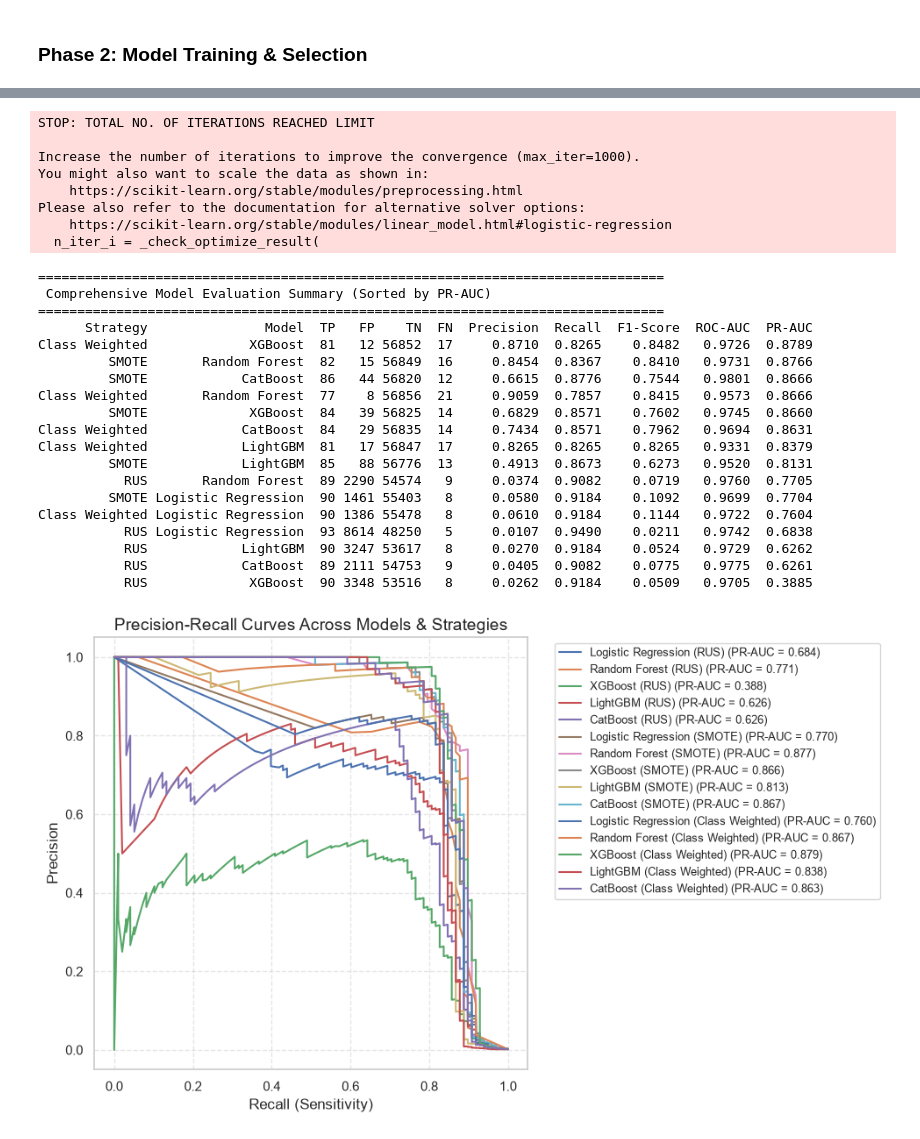
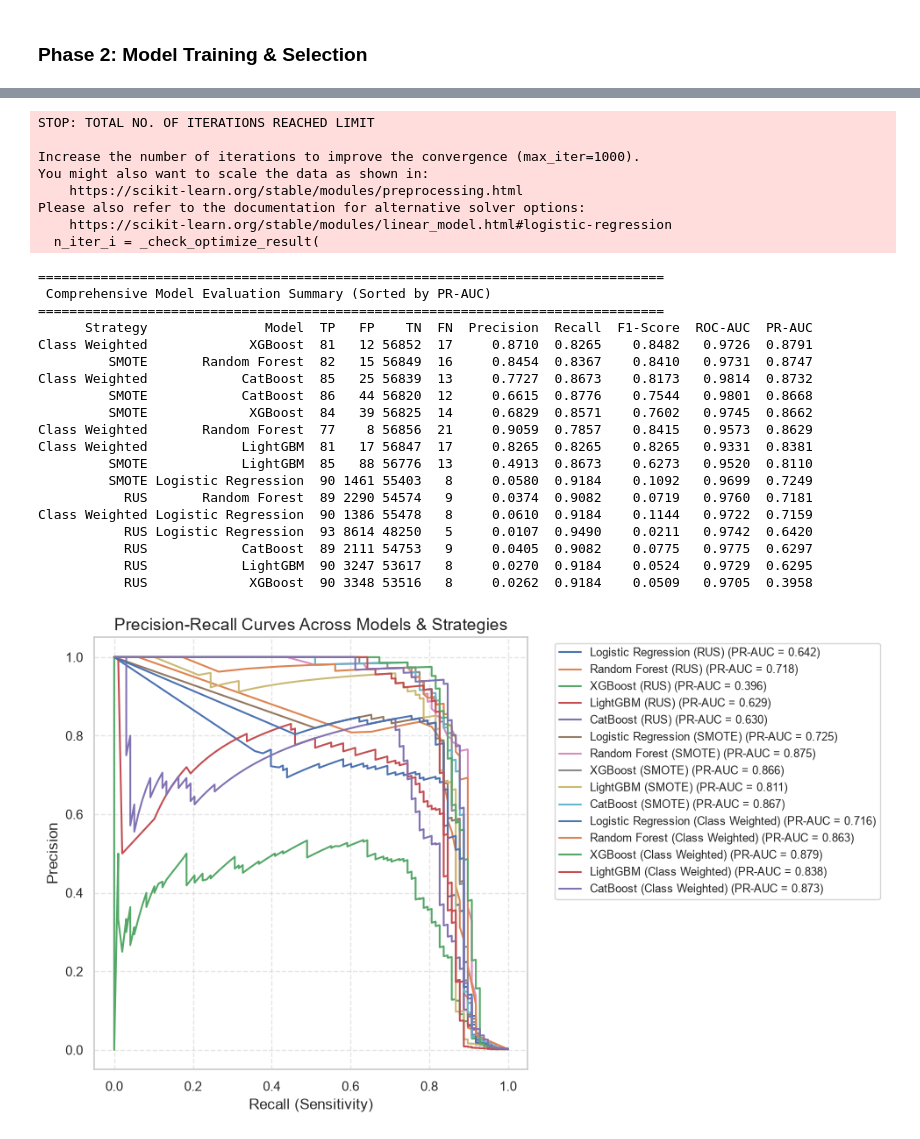
Before and after one commit to FrankObiOgbuokiri/Capstone_Fraud-detection-system, a Jupyter notebook: notebooks/preprocessing.ipynb, the cells around one changed output, grey strips where cells are left out. Saved outputs shown, nothing was run; the diff lists cells and outputs as text; code cells hidden in the pictures.

```diff
--- a/notebooks/preprocessing.ipynb
+++ b/notebooks/preprocessing.ipynb
@@ -3,7 +3,7 @@ import pandas as pd
 
 #1. Load dataset
 
-df = pd.read_csv(r"C:\Users\QMS\creditcard.csv")
+df = pd.read_csv("../data/creditcard.csv")
 # %%
 #2. Look at the first few rows
 df.head()
@@ -400,11 +400,10 @@ from xgboost import XGBClassifier
 from lightgbm import LGBMClassifier
 from catboost import CatBoostClassifier
 
-# --- 1. Compute Class Weight Ratio ---
-# Class 1 is heavily imbalanced; weight ratio is roughly ~577
+# --- 1. Compute Class Weight Ratio for XGBoost & CatBoost ---
 scale_pos_weight_val = (len(y_train) - sum(y_train)) / sum(y_train)
 
-# --- 2. Initialize Models with Class Weighting ---
+# --- 2. Initialize Models Following Best Practices ---
 models = {
     "Logistic Regression": LogisticRegression(
         class_weight='balanced', max_iter=1000, random_state=42
@@ -413,10 +412,10 @@ models = {
         class_weight='balanced', n_estimators=100, random_state=42, n_jobs=-1
     ),
     "XGBoost": XGBClassifier(
-        scale_pos_weight=scale_pos_weight_val, random_state=42, eval_metric='logloss'
+        scale_pos_weight=scale_pos_weight_val, random_state=42, eval_metric='logloss', n_jobs=-1
     ),
     "LightGBM": LGBMClassifier(
-        scale_pos_weight=scale_pos_weight_val, random_state=42, verbose=-1
+        class_weight='balanced', random_state=42, verbose=-1, n_jobs=-1  # FIXED: Best practice for LightGBM
     ),
     "CatBoost": CatBoostClassifier(
         scale_pos_weight=scale_pos_weight_val, random_state=42, verbose=0
@@ -443,6 +442,7 @@ for name, model in models.items():
     cm = confusion_matrix(y_test, y_pred)
     tn, fp, fn, tp = cm.ravel()
 
+    # Metrics using average_precision_score
     pr_auc = average_precision_score(y_test, y_proba)
     roc_auc = roc_auc_score(y_test, y_proba)
 
@@ -527,7 +527,6 @@ import numpy as np
 import matplotlib.pyplot as plt
 import seaborn as sns
 
-from sklearn.utils.class_weight import compute_class_weight
 from sklearn.linear_model import LogisticRegression
 from sklearn.ensemble import RandomForestClassifier
 from xgboost import XGBClassifier
@@ -541,21 +540,18 @@ from sklearn.metrics import (
     f1_score,
     roc_auc_score,
     precision_recall_curve,
-    auc
+    average_precision_score  # FIXED: Standard PR-AUC metric
 )
 
 # ---------------------------------------------------------
 # 1. Compute Class Weights for Weighted Models
 # ---------------------------------------------------------
-classes = np.unique(y_train)
-weights = compute_class_weight(class_weight='balanced', classes=classes, y=y_train)
-class_weights_dict = {classes[0]: weights[0], classes[1]: weights[1]}
-scale_pos_w = weights[1] / weights[0]
+# Calculate positive weight ratio for XGBoost & CatBoost
+scale_pos_w = (len(y_train) - sum(y_train)) / sum(y_train)
 
 # ---------------------------------------------------------
 # 2. Define Experiments (Strategy + Models)
 # ---------------------------------------------------------
-# Set up dictionary of evaluation setups
 experiments = {
     'RUS': {
         'X_tr': X_train_rus,
@@ -583,11 +579,11 @@ experiments = {
         'X_tr': X_train_scaled,
         'y_tr': y_train,
         'models': {
-            'Logistic Regression': LogisticRegression(class_weight=class_weights_dict, max_iter=1000, random_state=42),
-            'Random Forest': RandomForestClassifier(class_weight=class_weights_dict, random_state=42, n_jobs=-1),
+            'Logistic Regression': LogisticRegression(class_weight='balanced', max_iter=1000, random_state=42),
+            'Random Forest': RandomForestClassifier(class_weight='balanced', random_state=42, n_jobs=-1),
             'XGBoost': XGBClassifier(scale_pos_weight=scale_pos_w, eval_metric='logloss', random_state=42, n_jobs=-1),
-            'LightGBM': LGBMClassifier(class_weight=class_weights_dict, random_state=42, verbose=-1, n_jobs=-1),
-            'CatBoost': CatBoostClassifier(class_weights=[weights[0], weights[1]], random_state=42, verbose=0)
+            'LightGBM': LGBMClassifier(class_weight='balanced', random_state=42, verbose=-1, n_jobs=-1), # FIXED
+            'CatBoost': CatBoostClassifier(scale_pos_weight=scale_pos_w, random_state=42, verbose=0)       # FIXED
         }
     }
 }
@@ -596,7 +592,6 @@ experiments = {
 # 3. Model Training & Evaluation Loop
 # ---------------------------------------------------------
 all_results = []
-pr_curves_data = {}  # Store PR curves for plotting
 
 plt.figure(figsize=(10, 6))
 
@@ -620,12 +615,11 @@ for strategy_name, exp in experiments.items():
         f1 = f1_score(y_test, y_pred, zero_division=0)
         roc_auc = roc_auc_score(y_test, y_proba) if y_proba is not None else np.nan
 
-        # PR-AUC & Precision-Recall Curve calculation
+        # Correct PR-AUC metric matching Script 1
         if y_proba is not None:
+            pr_auc_val = average_precision_score(y_test, y_proba) # FIXED: Avoids trapezoidal overestimation
             precision_pts, recall_pts, _ = precision_recall_curve(y_test, y_proba)
-            pr_auc_val = auc(recall_pts, precision_pts)
 
-            # Store PR Curve coordinates for plotting top models
             full_model_label = f"{model_name} ({strategy_name})"
             plt.plot(recall_pts, precision_pts, label=f"{full_model_label} (PR-AUC = {pr_auc_val:.3f})")
         else:
@@ -649,54 +643,51 @@ for strategy_name, exp in experiments.items():
 # 4. Display Comparison Table
 # ---------------------------------------------------------
 comparison_df = pd.DataFrame(all_results)
-
-# Sort by PR-AUC descending to highlight top performers
 comparison_df = comparison_df.sort_values(by='PR-AUC', ascending=False).reset_index(drop=True)
 
 print("=" * 80)
 print(" Comprehensive Model Evaluation Summary (Sorted by PR-AUC)")
 print("=" * 80)
-# Format display to show float precision cleanly
 pd.set_option('display.max_columns', None)
 pd.set_option('display.width', 1000)
 print(comparison_df.to_string(index=False, float_format=lambda x: f"{x:.4f}"))
 
 # ---------------------------------------------------------
 # 5. Render Precision-Recall Curves Plot
 # ---------------------------------------------------------
 plt.title('Precision-Recall Curves Across Models & Strategies', fontsize=14)
 plt.xlabel('Recall (Sensitivity)', fontsize=12)
 plt.ylabel('Precision', fontsize=12)
 plt.grid(True, linestyle='--', alpha=0.5)
 plt.legend(bbox_to_anchor=(1.05, 1), loc='upper left', fontsize=9)
 plt.tight_layout()
 plt.show()
 # %% [output]
 STOP: TOTAL NO. OF ITERATIONS REACHED LIMIT
 
 Increase the number of iterations to improve the convergence (max_iter=1000).
 You might also want to scale the data as shown in:
     https://scikit-learn.org/stable/modules/preprocessing.html
 Please also refer to the documentation for alternative solver options:
     https://scikit-learn.org/stable/modules/linear_model.html#logistic-regression
   n_iter_i = _check_optimize_result(
 ================================================================================
  Comprehensive Model Evaluation Summary (Sorted by PR-AUC)
 ================================================================================
       Strategy               Model  TP   FP    TN  FN  Precision  Recall  F1-Score  ROC-AUC  PR-AUC
-Class Weighted             XGBoost  81   12 56852  17     0.8710  0.8265    0.8482   0.9726  0.8789
-         SMOTE       Random Forest  82   15 56849  16     0.8454  0.8367    0.8410   0.9731  0.8766
-         SMOTE            CatBoost  86   44 56820  12     0.6615  0.8776    0.7544   0.9801  0.8666
-Class Weighted       Random Forest  77    8 56856  21     0.9059  0.7857    0.8415   0.9573  0.8666
-         SMOTE             XGBoost  84   39 56825  14     0.6829  0.8571    0.7602   0.9745  0.8660
-Class Weighted            CatBoost  84   29 56835  14     0.7434  0.8571    0.7962   0.9694  0.8631
-Class Weighted            LightGBM  81   17 56847  17     0.8265  0.8265    0.8265   0.9331  0.8379
-         SMOTE            LightGBM  85   88 56776  13     0.4913  0.8673    0.6273   0.9520  0.8131
-           RUS       Random Forest  89 2290 54574   9     0.0374  0.9082    0.0719   0.9760  0.7705
-         SMOTE Logistic Regression  90 1461 55403   8     0.0580  0.9184    0.1092   0.9699  0.7704
-Class Weighted Logistic Regression  90 1386 55478   8     0.0610  0.9184    0.1144   0.9722  0.7604
-           RUS Logistic Regression  93 8614 48250   5     0.0107  0.9490    0.0211   0.9742  0.6838
-           RUS            LightGBM  90 3247 53617   8     0.0270  0.9184    0.0524   0.9729  0.6262
-           RUS            CatBoost  89 2111 54753   9     0.0405  0.9082    0.0775   0.9775  0.6261
-           RUS             XGBoost  90 3348 53516   8     0.0262  0.9184    0.0509   0.9705  0.3885
+Class Weighted             XGBoost  81   12 56852  17     0.8710  0.8265    0.8482   0.9726  0.8791
+         SMOTE       Random Forest  82   15 56849  16     0.8454  0.8367    0.8410   0.9731  0.8747
+Class Weighted            CatBoost  85   25 56839  13     0.7727  0.8673    0.8173   0.9814  0.8732
+         SMOTE            CatBoost  86   44 56820  12     0.6615  0.8776    0.7544   0.9801  0.8668
+         SMOTE             XGBoost  84   39 56825  14     0.6829  0.8571    0.7602   0.9745  0.8662
+Class Weighted       Random Forest  77    8 56856  21     0.9059  0.7857    0.8415   0.9573  0.8629
+Class Weighted            LightGBM  81   17 56847  17     0.8265  0.8265    0.8265   0.9331  0.8381
+         SMOTE            LightGBM  85   88 56776  13     0.4913  0.8673    0.6273   0.9520  0.8110
+         SMOTE Logistic Regression  90 1461 55403   8     0.0580  0.9184    0.1092   0.9699  0.7249
+           RUS       Random Forest  89 2290 54574   9     0.0374  0.9082    0.0719   0.9760  0.7181
+Class Weighted Logistic Regression  90 1386 55478   8     0.0610  0.9184    0.1144   0.9722  0.7159
+           RUS Logistic Regression  93 8614 48250   5     0.0107  0.9490    0.0211   0.9742  0.6420
+           RUS            CatBoost  89 2111 54753   9     0.0405  0.9082    0.0775   0.9775  0.6297
+           RUS            LightGBM  90 3247 53617   8     0.0270  0.9184    0.0524   0.9729  0.6295
+           RUS             XGBoost  90 3348 53516   8     0.0262  0.9184    0.0509   0.9705  0.3958
-[figure, old version]
+[figure, new version]
```
Also changed, not shown: parts of 18 cells of this notebook, 17 other files.
